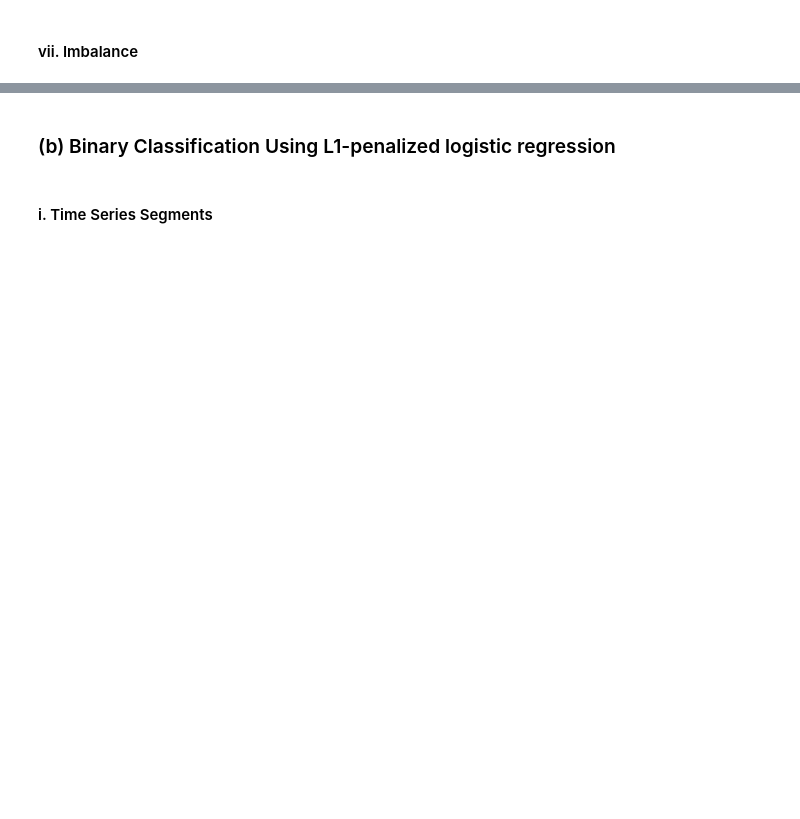
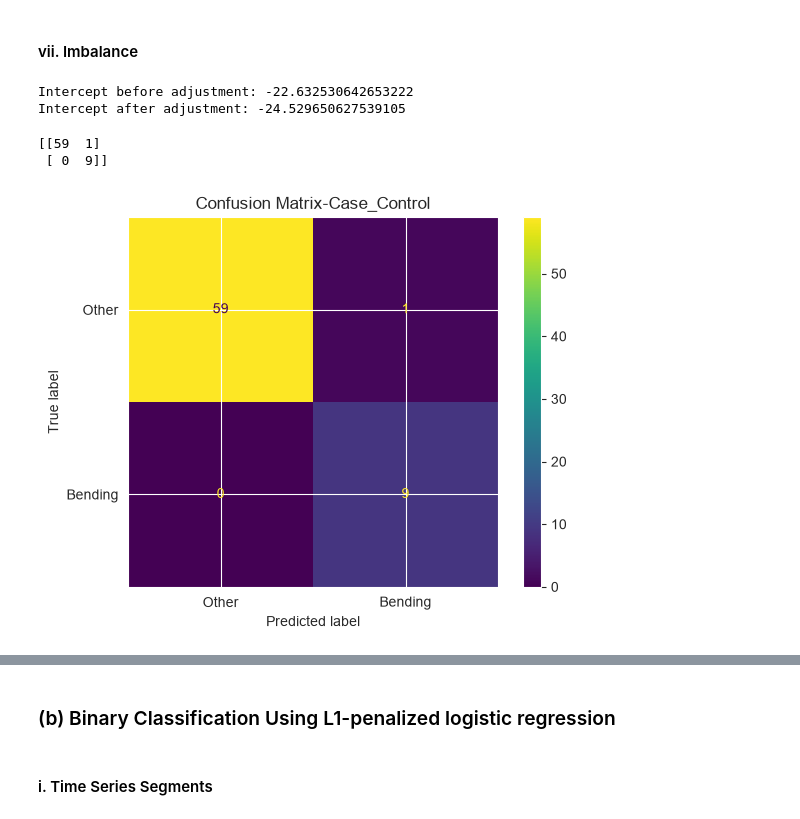
Before and after one commit to illidanstromrage/DS_552_HW4, a Jupyter notebook: Wang_Guanqi_HW4.ipynb, the cells around one changed output, grey strips where cells are left out. Cells and saved outputs as stored; diff of their text form; code cells hidden in the pictures; blank space fills up the shorter version.

```diff
--- a/Wang_Guanqi_HW4.ipynb
+++ b/Wang_Guanqi_HW4.ipynb
@@ -293,2 +388,43 @@ Coefficients: [[10.93020423 -2.25038545]]
 # %% [markdown]
 #### vii. Imbalance
+# %%
+case_control_df = pd.DataFrame(X_rfe, columns = selected_features)
+case_control_df["class"] = y.values
+case = case_control_df[case_control_df["class"] == 1]
+control = case_control_df[case_control_df["class"] == 0]
+
+control_sample = control.sample(n=len(case), random_state=42)
+
+case_control_result = pd.concat([case, control_sample], ignore_index=True)
+
+X_case_control = case_control_result[selected_features]
+y_case_control = case_control_result["class"]
+case_control_model = LogisticRegression(C = 1e6, max_iter = 2000, solver = "liblinear")
+case_control_model.fit(X_case_control, y_case_control)
+
+
+beta0_case_control = case_control_model.intercept_[0]
+beta0_adjusted = (beta0_case_control + np.log(9/60))
+
+beta = case_control_model.coef_[0]
+log_odds = (beta0_adjusted + X_rfe @ beta )
+case_control_prob = 1/ (1+np.exp(-log_odds))
+case_control_pred = (case_control_prob >= 0.5).astype(int)
+
+print("Intercept before adjustment:", beta0_case_control)
+print("Intercept after adjustment:", beta0_adjusted)
+# %% [output]
+Intercept before adjustment: -22.632530642653222
+Intercept after adjustment: -24.529650627539105
+# %%
+cc_cm = confusion_matrix(y, case_control_pred)
+print(cc_cm)
+
+dis = ConfusionMatrixDisplay(cc_cm, display_labels=["Other", "Bending"])
+dis.plot()
+plt.title("Confusion Matrix-Case_Control")
+plt.show()
+# %% [output]
+[[59  1]
+ [ 0  9]]
+[figure, added]
```
Also changed, not shown: parts of 39 cells of this notebook, 1 other file.
